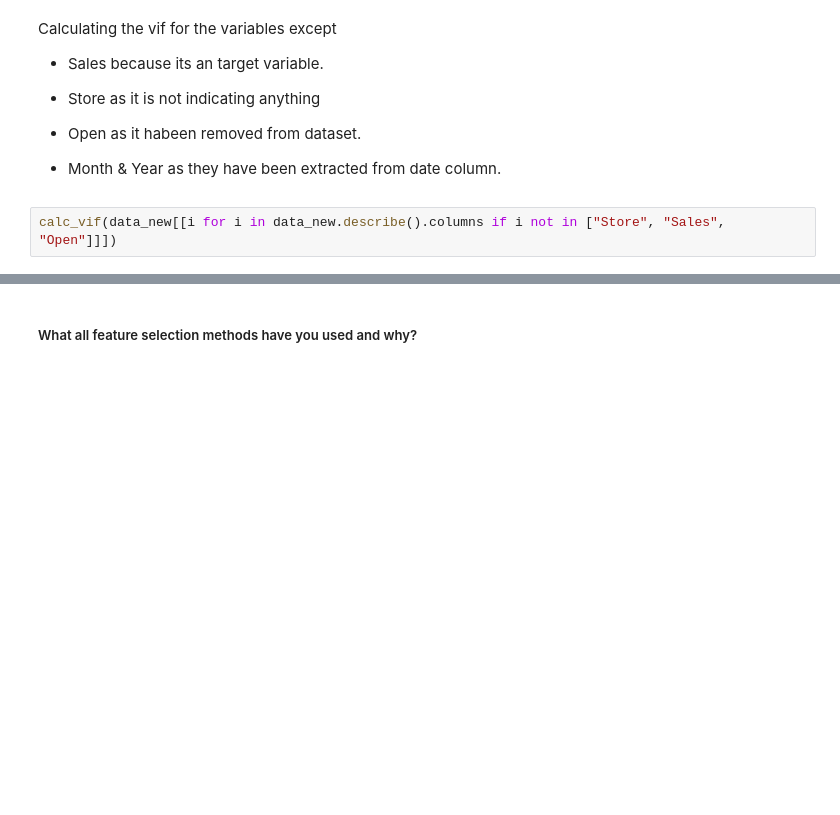
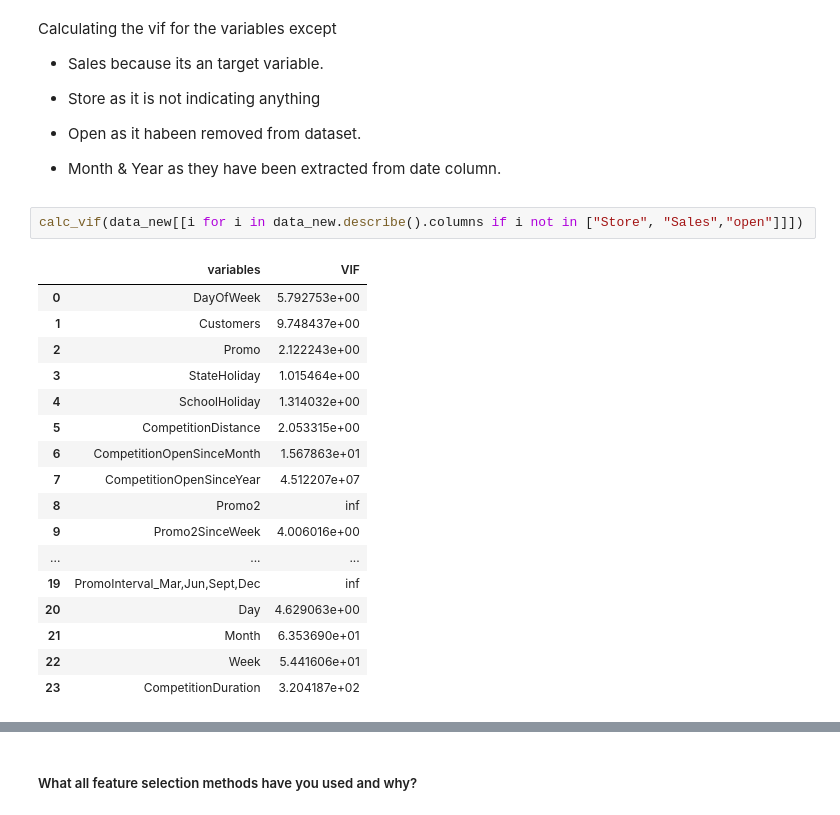
Before and after one commit to shivam887423/Retail-Sales-Prediction, a Jupyter notebook: Copy_of_Copy_of_Sample_ML_Submission_Template.ipynb, the cells around one changed output, grey strips where cells are left out. Cells and saved outputs as stored; diff of their text form; blank space fills up the shorter version.

```diff
--- a/Copy_of_Copy_of_Sample_ML_Submission_Template.ipynb
+++ b/Copy_of_Copy_of_Sample_ML_Submission_Template.ipynb
@@ -1315,5 +1765,23 @@ Calculating the vif for the variables except
 
 * Month & Year as they have been extracted from date column.
 # %%
-calc_vif(data_new[[i for i in data_new.describe().columns if i not in ["Store", "Sales", "Open"]]])
+calc_vif(data_new[[i for i in data_new.describe().columns if i not in ["Store", "Sales","open"]]])
+# %% [output]
+|  | variables | VIF |
+| 0 | DayOfWeek | 5.792753e+00 |
+| 1 | Customers | 9.748437e+00 |
+| 2 | Promo | 2.122243e+00 |
+| 3 | StateHoliday | 1.015464e+00 |
+| 4 | SchoolHoliday | 1.314032e+00 |
+| 5 | CompetitionDistance | 2.053315e+00 |
+| 6 | CompetitionOpenSinceMonth | 1.567863e+01 |
+| 7 | CompetitionOpenSinceYear | 4.512207e+07 |
+| 8 | Promo2 | inf |
+| 9 | Promo2SinceWeek | 4.006016e+00 |
+| ... | ... | ... |
+| 19 | PromoInterval_Mar,Jun,Sept,Dec | inf |
+| 20 | Day | 4.629063e+00 |
+| 21 | Month | 6.353690e+01 |
+| 22 | Week | 5.441606e+01 |
+| 23 | CompetitionDuration | 3.204187e+02 |
 # %%
```
Also changed, not shown: parts of 115 cells of this notebook.
